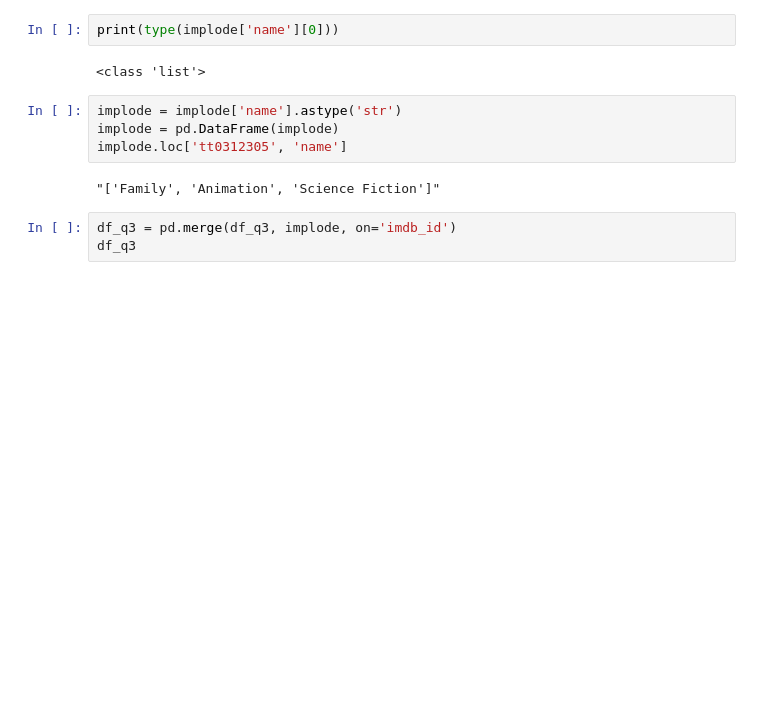
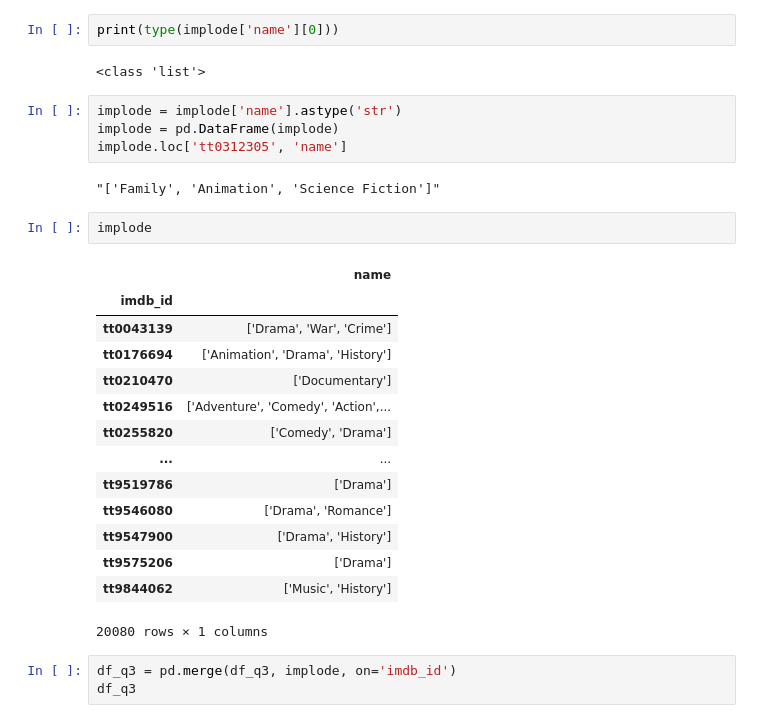
Before and after one commit to jonnunez92/IMDB-MySQL, a Jupyter notebook: IMDB - Part 4_Hypothesis Testing - Jonathan Nunez.ipynb, the cells around one changed output. Saved outputs shown, nothing was run; the diff lists cells and outputs as text; blank space fills up the shorter version.

```diff
--- a/IMDB - Part 4_Hypothesis Testing - Jonathan Nunez.ipynb
+++ b/IMDB - Part 4_Hypothesis Testing - Jonathan Nunez.ipynb
@@ -769,6 +786,23 @@ implode = pd.DataFrame(implode)
 implode.loc['tt0312305', 'name']
 # %% [output]
 "['Family', 'Animation', 'Science Fiction']"
+# %%
+implode
+# %% [output]
+|  | name |
+| imdb_id |  |
+| tt0043139 | ['Drama', 'War', 'Crime'] |
+| tt0176694 | ['Animation', 'Drama', 'History'] |
+| tt0210470 | ['Documentary'] |
+| tt0249516 | ['Adventure', 'Comedy', 'Action',... |
+| tt0255820 | ['Comedy', 'Drama'] |
+| ... | ... |
+| tt9519786 | ['Drama'] |
+| tt9546080 | ['Drama', 'Romance'] |
+| tt9547900 | ['Drama', 'History'] |
+| tt9575206 | ['Drama'] |
+| tt9844062 | ['Music', 'History'] |
+20080 rows × 1 columns
 # %%
 df_q3 = pd.merge(df_q3, implode, on='imdb_id')
 df_q3
```
Also changed, not shown: parts of 7 cells of this notebook.
